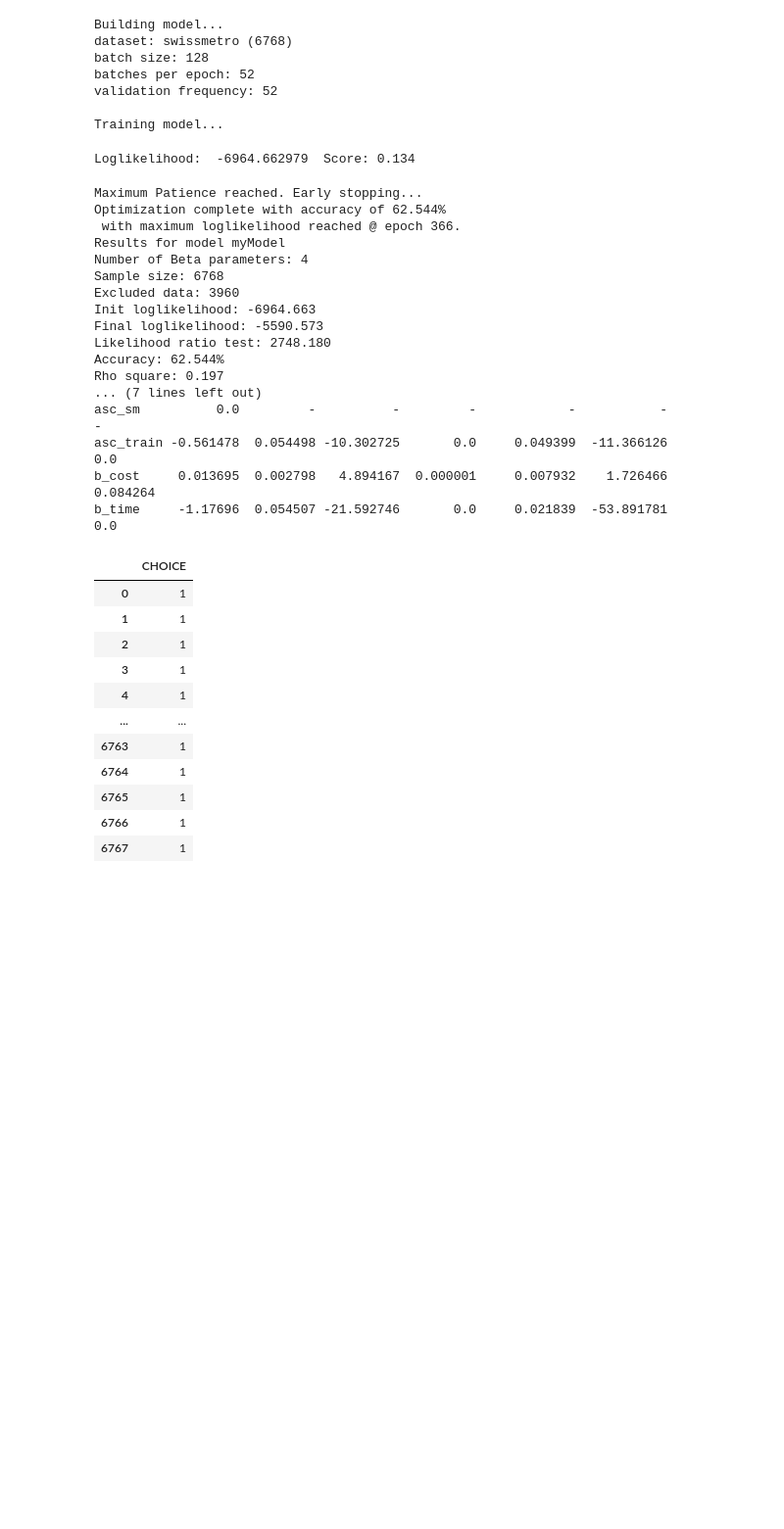
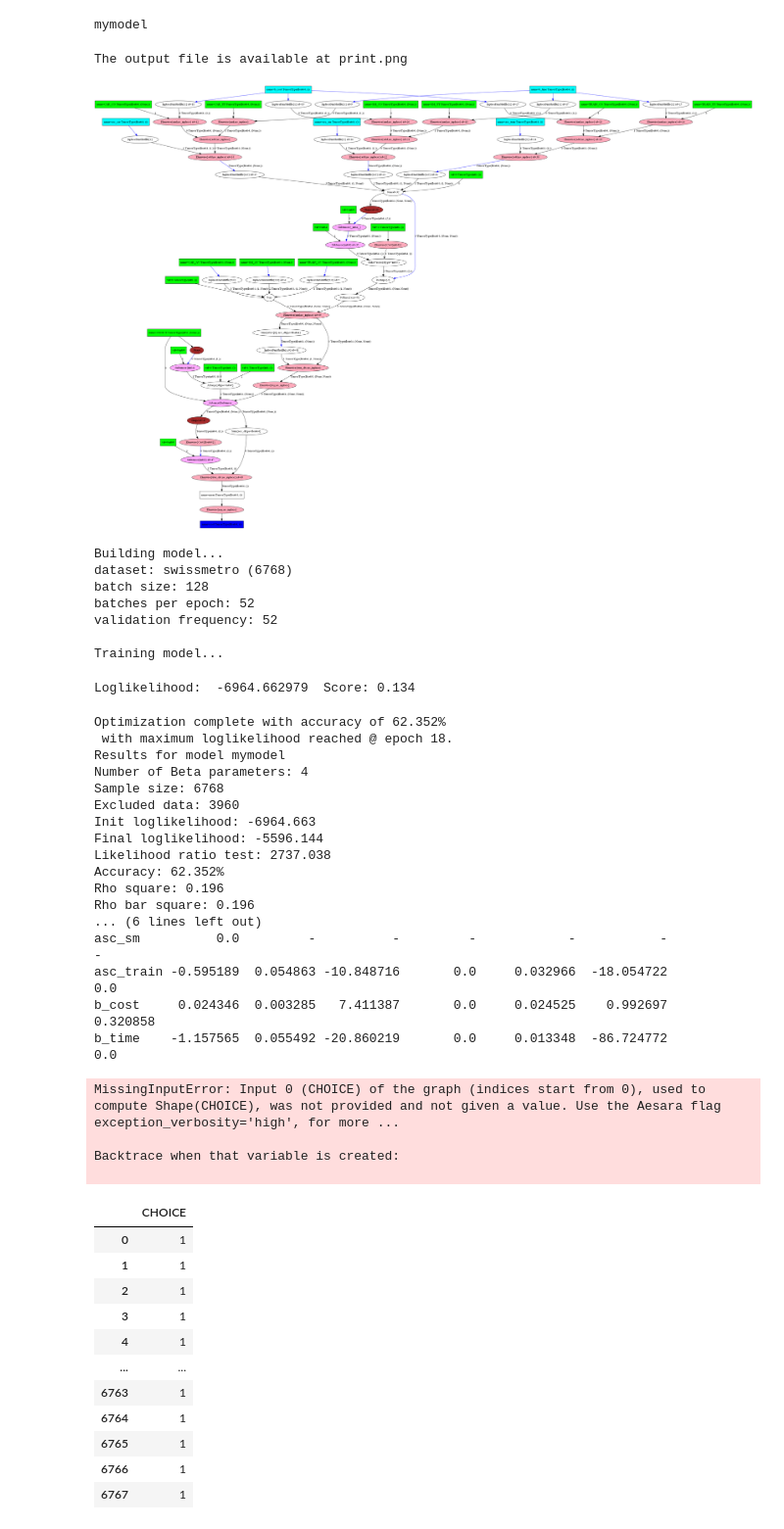
Before and after one commit to mwong009/pycmtensor, a Jupyter notebook: swissmetro_test.ipynb, the cells around one changed output. Shown: that part at 98% size. Drawn from its saved outputs; the diff is of its cells as text; code cells hidden in the pictures; blank space fills up the shorter version.

```diff
--- a/swissmetro_test.ipynb
+++ b/swissmetro_test.ipynb
@@ -1,15 +1,17 @@
 # %%
 import dill as pickle
+import aesara
 import aesara.tensor as aet
 import pandas as pd
+
 import pycmtensor as cmt
-from pycmtensor.pycmtensor import PyCMTensorModel, Beta, Weights
-from pycmtensor.functions import logit, neg_loglikelihood
+from pycmtensor.models import MNLogit
 from pycmtensor.optimizers import Adam
+from pycmtensor.expressions import Beta, Weights
 from pycmtensor.results import Results, Predict
 
 swissmetro = pd.read_csv("data/swissmetro.dat", sep="\t")
-db = cmt.Database("swissmetro", swissmetro, choiceVar="CHOICE")
+db = cmt.Database(name="swissmetro", pandasDatabase=swissmetro, choiceVar="CHOICE")
 globals().update(db.variables)
 # Removing some observations
 exclude = ((PURPOSE != 1) * (PURPOSE != 3) + (CHOICE == 0)) > 0
@@ -20,6 +22,37 @@ db.data["CHOICE"] -= 1 # set the first choice to 0
 db.choices = sorted(db.data["CHOICE"].unique()) # save original choices
 db.autoscale(variables=['TRAIN_CO', 'TRAIN_TT', 'CAR_CO', 'CAR_TT',
     'SM_CO', 'SM_TT'], default=100., verbose=False)
+
+# declare model params here
+b_cost = Beta("b_cost", 0.0, None, None, 0)
+b_time = Beta("b_time", 0.0, None, None, 0)
+asc_train = Beta("asc_train", 0.0, None, None, 0)
+asc_car = Beta("asc_car", 0.0, None, None, 0)
+asc_sm = Beta("asc_sm", 0.0, None, None, 1)
+
+U_1 = b_cost * db["TRAIN_CO"] + b_time * db["TRAIN_TT"] + asc_train
+U_2 = b_cost * db["SM_CO"] + b_time * db["SM_TT"] + asc_sm
+U_3 = b_cost * db["CAR_CO"] + b_time * db["CAR_TT"] + asc_car
+
+# specify the utility function and the availability conditions
+U = [U_1, U_2, U_3]
+AV = [db["TRAIN_AV"], db["SM_AV"], db["CAR_AV"]]
+
+mymodel = MNLogit(u=U, av=AV, database=db, name="mymodel")
+mymodel.add_params(locals())
+string = aesara.pprint(mymodel.cost)
+print(mymodel)
+# L1 = abs(b_cost + b_time)
+# mymodel.add_regularizers(0.001*L1)
+# %% [output]
+mymodel
+# %%
+aesara.printing.pydotprint(mymodel.cost, "viz/print.png")
+from IPython.display import Image
+Image("viz/print.png", width="80%")
+# %% [output]
+The output file is available at print.png
+[figure, added]
 # %%
 from aesara.tensor.random.utils import RandomStream
 
@@ -106,6 +84,6 @@ class MNLmodel(PyCMTensorModel):
 # %%
 # train function
-model = cmt.train(MNLmodel, database=db, optimizer=Adam, batch_size=128, lr_init=0.01, max_epoch=999, notebook=True)
+model = cmt.train(mymodel, database=db, optimizer=Adam, batch_size=128, lr_init=0.01, max_epoch=30, notebook=True)
 
 with open("myModel.pkl", "rb") as f:
     model = pickle.load(f)
@@ -120,23 +98,31 @@ validation frequency: 52
 
 Training model...
 Loglikelihood:  -6964.662979  Score: 0.134
-Maximum Patience reached. Early stopping...
-Optimization complete with accuracy of 62.544%
- with maximum loglikelihood reached @ epoch 366.
-Results for model myModel
+Optimization complete with accuracy of 62.352%
+ with maximum loglikelihood reached @ epoch 18.
+Results for model mymodel
 Number of Beta parameters: 4
 Sample size: 6768
 Excluded data: 3960
 Init loglikelihood: -6964.663
-Final loglikelihood: -5590.573
-Likelihood ratio test: 2748.180
-Accuracy: 62.544%
-Rho square: 0.197
-... (7 lines left out)
+Final loglikelihood: -5596.144
+Likelihood ratio test: 2737.038
+Accuracy: 62.352%
+Rho square: 0.196
+Rho bar square: 0.196
+... (6 lines left out)
 asc_sm          0.0         -          -         -            -           -            -
-asc_train -0.561478  0.054498 -10.302725       0.0     0.049399  -11.366126          0.0
-b_cost     0.013695  0.002798   4.894167  0.000001     0.007932    1.726466     0.084264
-b_time     -1.17696  0.054507 -21.592746       0.0     0.021839  -53.891781          0.0
+asc_train -0.595189  0.054863 -10.848716       0.0     0.032966  -18.054722          0.0
+b_cost     0.024346  0.003285   7.411387       0.0     0.024525    0.992697     0.320858
+b_time    -1.157565  0.055492 -20.860219       0.0     0.013348  -86.724772          0.0
+# %%
+import aesara.d3viz as d3v
+d3v.d3viz(model.loglikelihood, 'viz/MNLogit.html')
+# %% [output]
+MissingInputError: Input 0 (CHOICE) of the graph (indices start from 0), used to compute Shape(CHOICE), was not provided and not given a value. Use the Aesara flag exception_verbosity='high', for more ...
+
+Backtrace when that variable is created:
+
 # %%
 from pycmtensor.results import Predict
 from pycmtensor.pycmtensor import PyCMTensorModel
```
Also changed, not shown: parts of 2 cells of this notebook, 3 other files.
